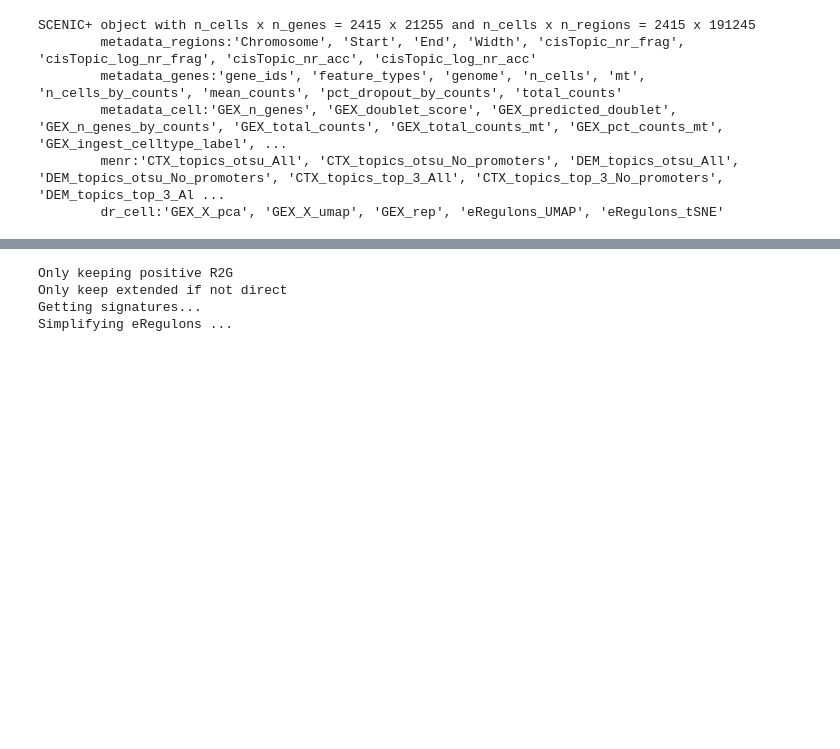
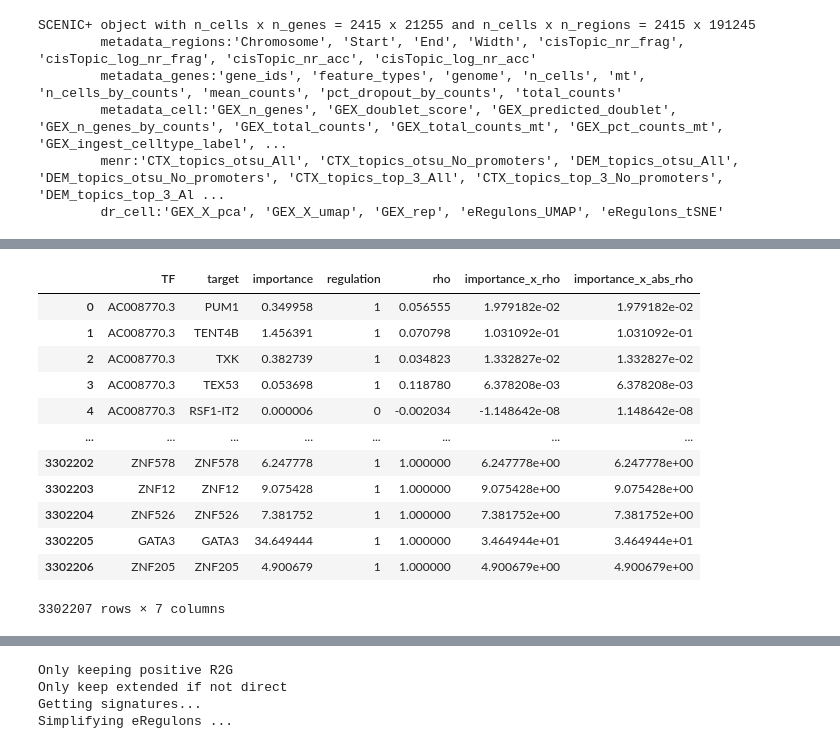
Before and after one commit to aertslab/scenicplus, a Jupyter notebook: docs/pbmc_multiome_tutorial.ipynb, the cells around one changed output, grey strips where cells are left out. Cells and saved outputs as stored; diff of their text form; code cells hidden in the pictures; blank space fills up the shorter version.

```diff
--- a/docs/pbmc_multiome_tutorial.ipynb
+++ b/docs/pbmc_multiome_tutorial.ipynb
@@ -1358,0 +1476,16 @@ This is initially stored in a list of `eRegulon` classes as depicted below.
+# %%
+scplus_obj.uns['TF2G_adj']
+# %% [output]
+|  | TF | target | importance | regulation | rho | importance_x_rho | importance_x_abs_rho |
+| 0 | AC008770.3 | PUM1 | 0.349958 | 1 | 0.056555 | 1.979182e-02 | 1.979182e-02 |
+| 1 | AC008770.3 | TENT4B | 1.456391 | 1 | 0.070798 | 1.031092e-01 | 1.031092e-01 |
+| 2 | AC008770.3 | TXK | 0.382739 | 1 | 0.034823 | 1.332827e-02 | 1.332827e-02 |
+| 3 | AC008770.3 | TEX53 | 0.053698 | 1 | 0.118780 | 6.378208e-03 | 6.378208e-03 |
+| 4 | AC008770.3 | RSF1-IT2 | 0.000006 | 0 | -0.002034 | -1.148642e-08 | 1.148642e-08 |
+| ... | ... | ... | ... | ... | ... | ... | ... |
+| 3302202 | ZNF578 | ZNF578 | 6.247778 | 1 | 1.000000 | 6.247778e+00 | 6.247778e+00 |
+| 3302203 | ZNF12 | ZNF12 | 9.075428 | 1 | 1.000000 | 9.075428e+00 | 9.075428e+00 |
+| 3302204 | ZNF526 | ZNF526 | 7.381752 | 1 | 1.000000 | 7.381752e+00 | 7.381752e+00 |
+| 3302205 | GATA3 | GATA3 | 34.649444 | 1 | 1.000000 | 3.464944e+01 | 3.464944e+01 |
+| 3302206 | ZNF205 | ZNF205 | 4.900679 | 1 | 1.000000 | 4.900679e+00 | 4.900679e+00 |
+3302207 rows × 7 columns
```
Also changed, not shown: parts of 84 cells of this notebook, 4 other files.
